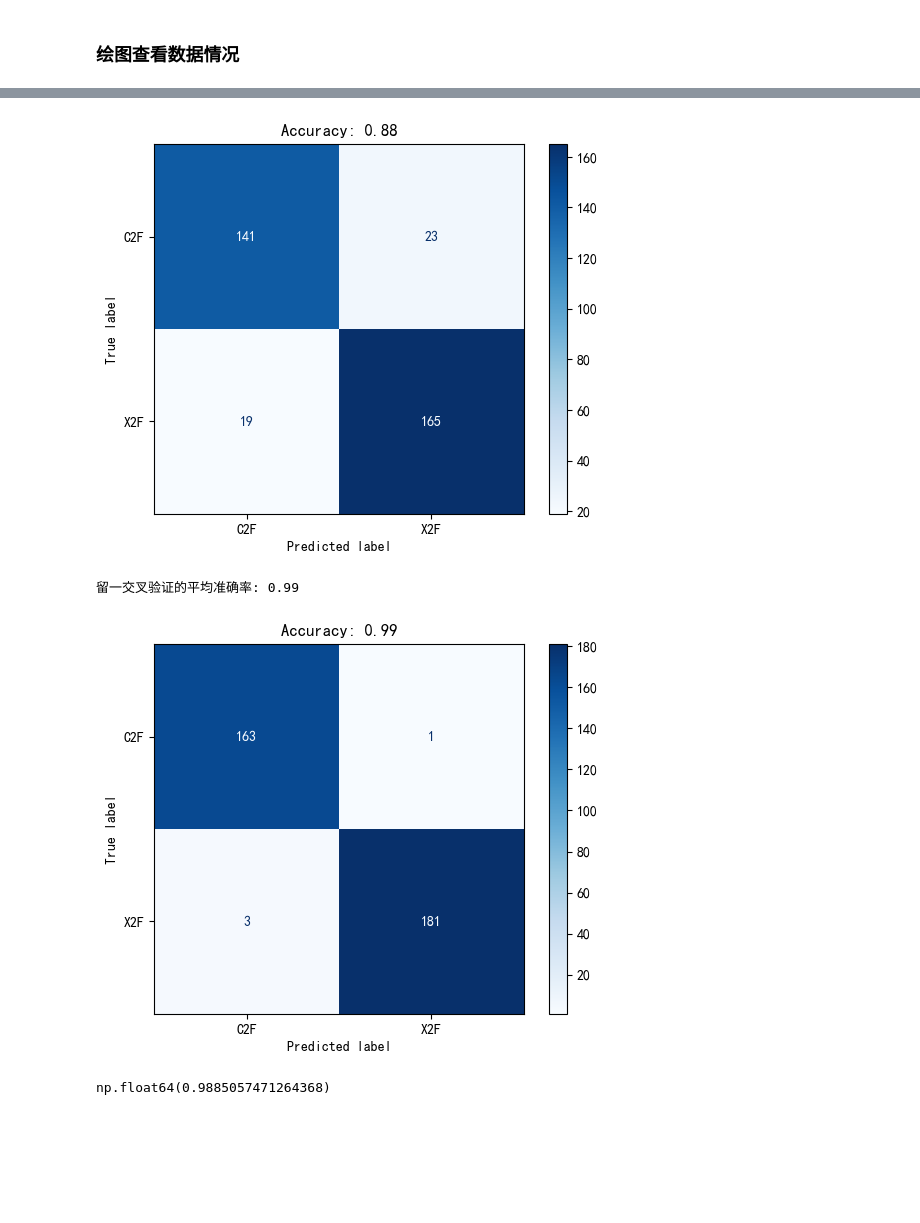
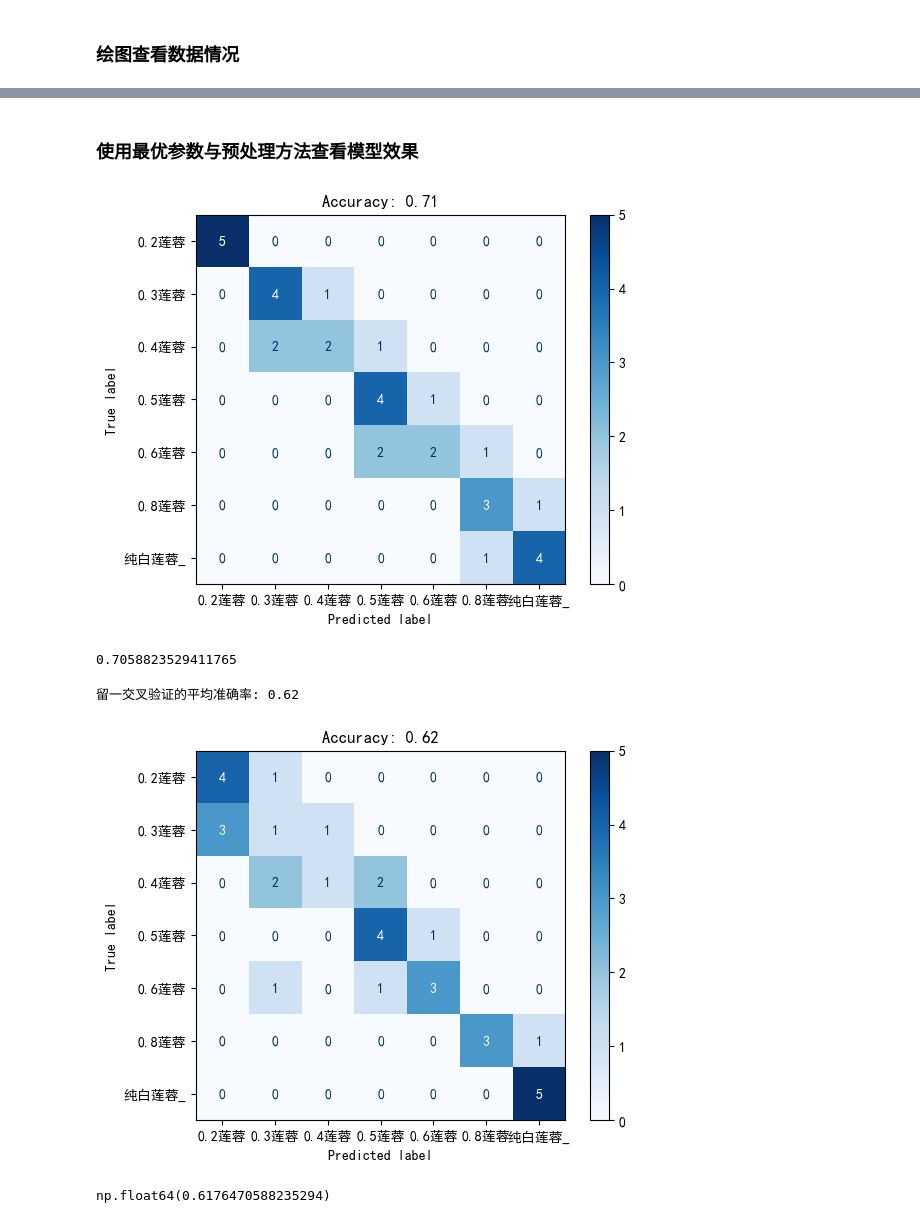
Before and after one commit to zwb-2023/Spectrum_analyse, a Jupyter notebook: 光谱数据分析模板.ipynb, the cells around one changed output, grey strips where cells are left out. Drawn from its saved outputs; the diff is of its cells as text; code cells hidden in the pictures; blank space fills up the shorter version.

```diff
--- a/光谱数据分析模板.ipynb
+++ b/光谱数据分析模板.ipynb
@@ -7,13 +3,15 @@ spectrum.shape
 # %%
 import pandas as pd
 import numpy as np
-df = pd.read_csv(rf'H:\大烟叶数据\Spectrum_analyse\大烟叶原始反射光谱数据_split.csv' , index_col = 0)
+df = pd.read_csv(rf'I:\experiment_data\莲蓉混合\Spectrum_analyse\莲蓉黄豌豆蓉混合.csv' , index_col = 0)
 labels = df.index.values
 
 spectrum = df.values
-spectrum = spectrum[:,50:400]
+spectrum = spectrum
 wave = [float(i) for i in df.columns.values]
-wave = wave[50:400]
+wave = wave
+# %%
+labels = [i[:5] for i in df.index.values]
 # %% [markdown]
 ### 绘图查看数据情况
 # %%
@@ -35,15 +44,0 @@ plot_duplicate_data(category,  split_datas , wave , type='all')
-# %%
-def snv(ori_specs):
-    """标准正态化
-    对多个光谱数据进行标准正态化校正，理想光谱采用的是平均光谱
-    @param ori_specs: Numpy数组,原始光谱,形状为[n, spec]
-    @return: 标准正态变化后的光谱
-    """
-    # Define v0.1.1-a new array and populate it with the corrected data
-    snv_specs = np.zeros_like(ori_specs)
-    for i in range(ori_specs.shape[0]):
-        # Apply correction
-        snv_specs[i, :] = (ori_specs[i, :] - np.mean(ori_specs[i, :])) / np.std(ori_specs[i, :])
-    return snv_specs
-
-reflectance_snv = snv(spectrum)
@@ -100,19 +216,21 @@ Fitting 5 folds for each of 60 candidates, totalling 300 fits
+# %% [markdown]
+### 使用最优参数与预处理方法查看模型效果
 # %%
 import importlib
 importlib.reload(SpectrumAnalyse)
+from SpectrumAnalyse import k_fold_cross_validation
 
-from SpectrumAnalyse import k_fold_cross_validation
-from sklearn.svm import SVC
-from sklearn.model_selection import KFold
-model = SVC(C=0.001, kernel='poly', gamma=1)
-k_fold_cross_validation(spectrum, np.array(labels), model, n_splits=5)
+
+
+best_model = SVC(C=0.5, kernel='linear', gamma='scale')
+k_fold_cross_validation(spectrum, np.array(labels), best_model, n_splits=5 , random_state = 53)
 # %% [output]
-[figure, old version]
+[figure, new version]
+0.7058823529411765
 # %%
-from SpectrumAnalyse import leave_one_out_cross_validation
-
-leave_one_out_cross_validation(snv(spectrum), np.array(labels), model)
+from SpectrumAnalyse import  leave_one_out_cross_validation
+leave_one_out_cross_validation(snv(spectrum), np.array(labels), best_model)
 # %% [output]
-留一交叉验证的平均准确率: 0.99
+留一交叉验证的平均准确率: 0.62
-[figure, old version]
+[figure, new version]
-np.float64(0.9885057471264368)
+np.float64(0.6176470588235294)
```
Also changed, not shown: parts of 39 cells of this notebook, 2 other files.
